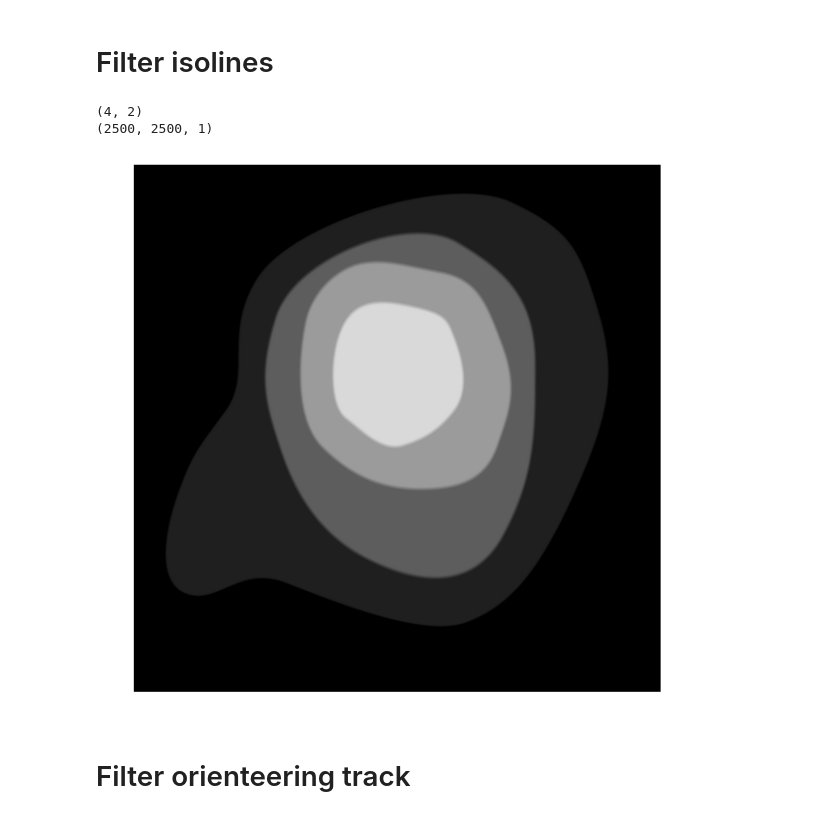
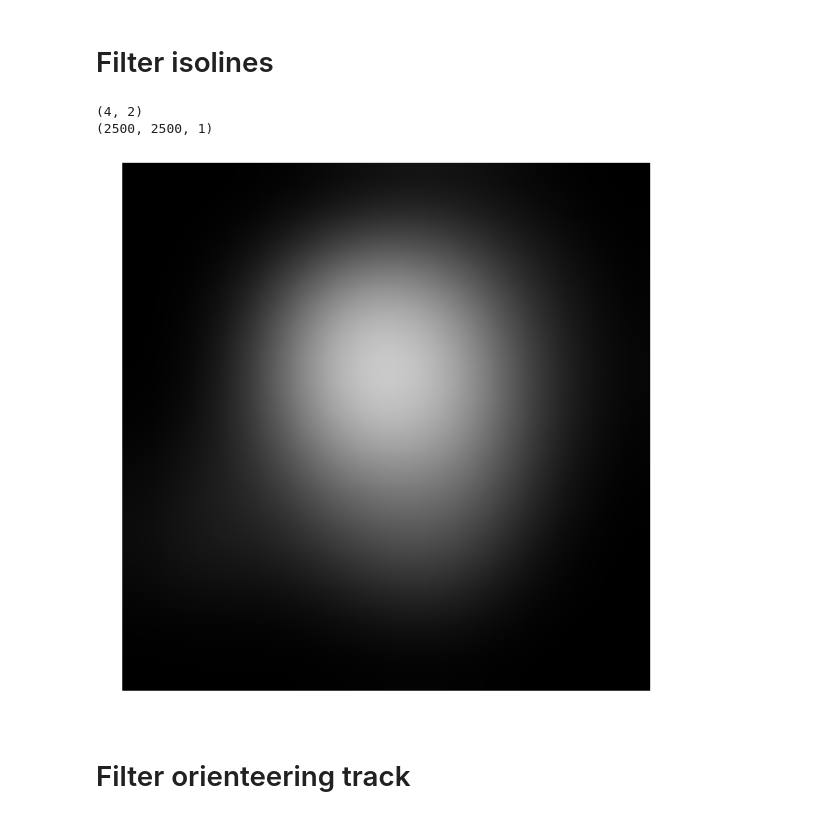
Before and after one commit to flavian112/olto3d, a Jupyter notebook: src/mapDigitalisation.ipynb, the cells around one changed output. Drawn from its saved outputs; the diff is of its cells as text; code cells hidden in the pictures.

```diff
--- a/src/mapDigitalisation.ipynb
+++ b/src/mapDigitalisation.ipynb
@@ -117,37 +118,38 @@ def findFirst(hier):
         lastidx = idx
         idx = curr[1]
 
     return lastidx
 
 idx = findFirst(hierarchy)
 fillcontours(hierarchy, contours, blank_image, idx=idx)
 print(hmap.shape)
 
 
 
 contourmask = blank_image.copy()
 cv2.drawContours(contourmask, contours, -1, (255, 255, 255), 1)
 
+hmap = cv2.resize(hmap, (100,100),interpolation = cv2.INTER_AREA)
+hmap = cv2.GaussianBlur(hmap,(51,51),0)
+hmap //= 4
+src.test.toCollada(hmap)
 tst = cv2.cvtColor(hmap, cv2.COLOR_GRAY2BGR)
-
-#tst = cv2.GaussianBlur(tst,(1001,1001),0)
-
 
 plt.imshow(tst, interpolation="bicubic")
 plt.savefig('foo.png', bbox_inches='tight')
 plt.show()
 
 #plt.imshow(filteredBrownsmask, interpolation="bicubic")
 #plt.show()
 
 #print(contours.shape)
 
 #cv2.imshow("IMG", contourmask)
 #cv2.waitKey(0)
 # %% [output]
 (4, 2)
 (2500, 2500, 1)
-[figure, old version]
+[figure, new version]
 # %% [markdown]
 # Filter orienteering track
 # %%
```
Also changed, not shown: parts of 1 cell of this notebook, 6 other files.
